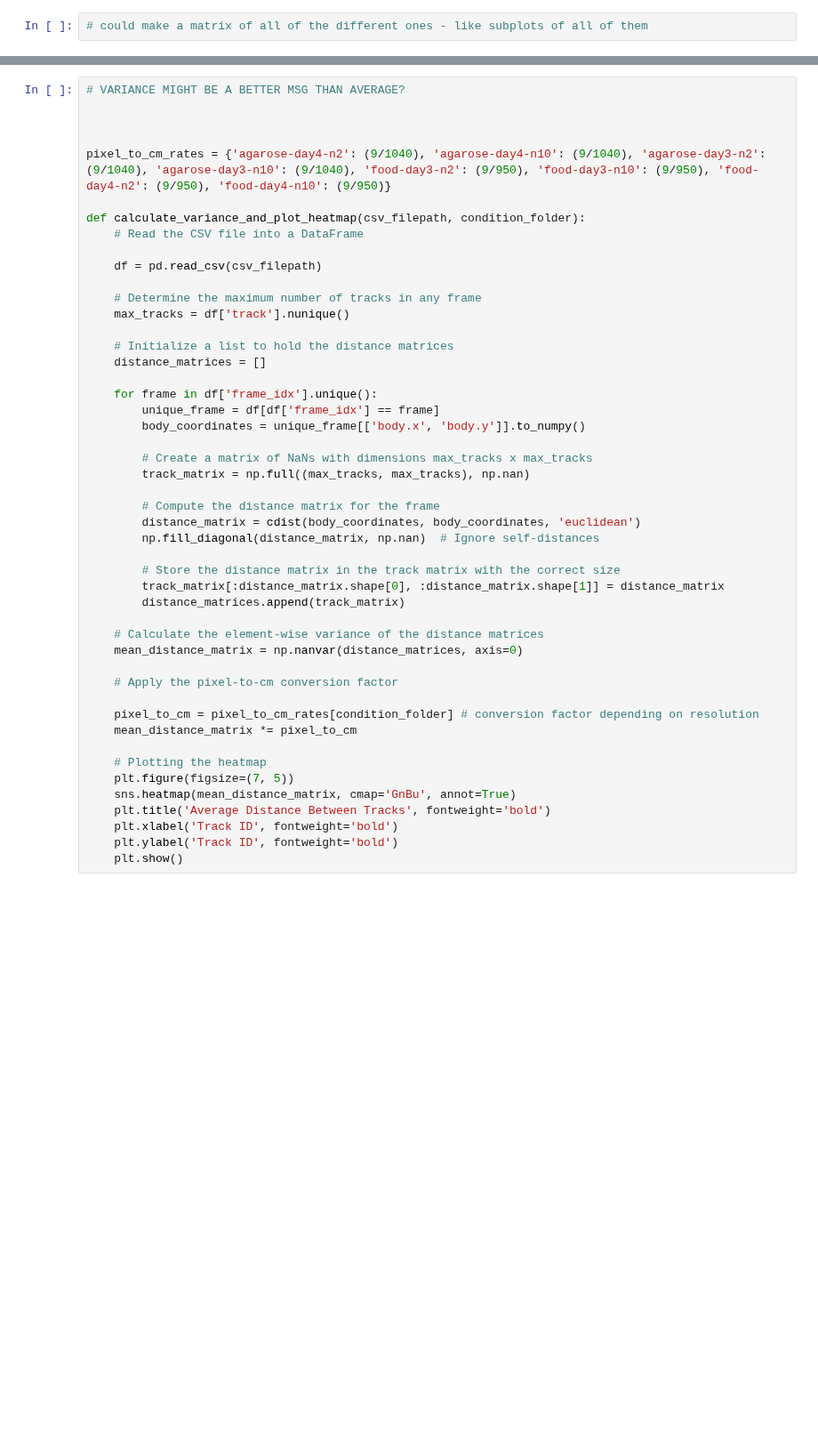
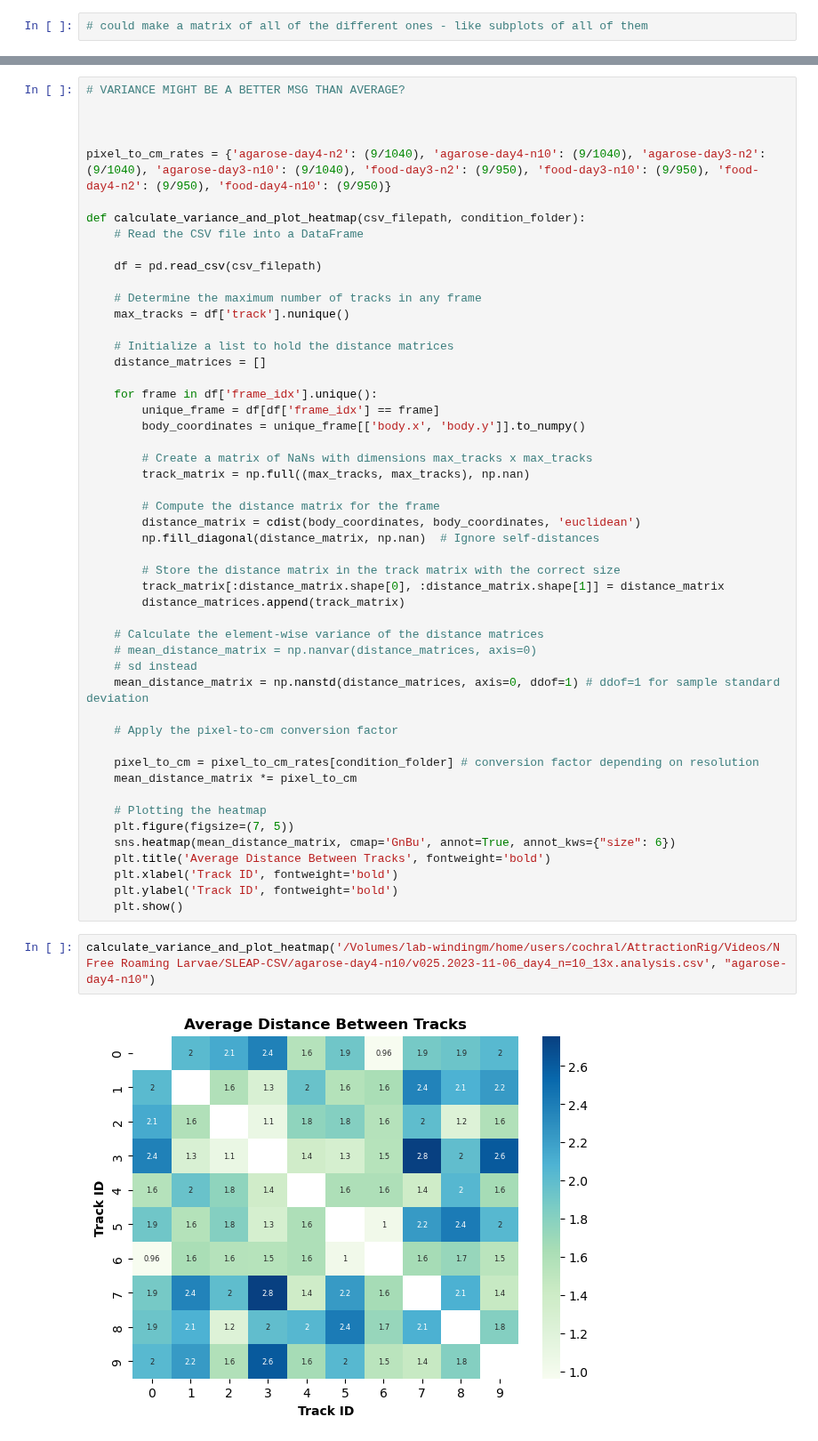
Before and after one commit to lenacochrane/behavioural-analysis, a Jupyter notebook: scripts/attraction-rig/pairwise-interactions.ipynb, the cells around one changed output, grey strips where cells are left out. Shown at 89% size. Cells and saved outputs as stored; diff of their text form; blank space fills up the shorter version.

Commit message:
variance and sd

```diff
--- a/scripts/attraction-rig/pairwise-interactions.ipynb
+++ b/scripts/attraction-rig/pairwise-interactions.ipynb
@@ -171,7 +171,9 @@ def calculate_variance_and_plot_heatmap(csv_filepath, condition_folder):
         distance_matrices.append(track_matrix)
 
     # Calculate the element-wise variance of the distance matrices
-    mean_distance_matrix = np.nanvar(distance_matrices, axis=0)
+    # mean_distance_matrix = np.nanvar(distance_matrices, axis=0)
+    # sd instead
+    mean_distance_matrix = np.nanstd(distance_matrices, axis=0, ddof=1) # ddof=1 for sample standard deviation
 
     # Apply the pixel-to-cm conversion factor
 
@@ -180,8 +182,12 @@ def calculate_variance_and_plot_heatmap(csv_filepath, condition_folder):
 
     # Plotting the heatmap
     plt.figure(figsize=(7, 5))
-    sns.heatmap(mean_distance_matrix, cmap='GnBu', annot=True)
+    sns.heatmap(mean_distance_matrix, cmap='GnBu', annot=True, annot_kws={"size": 6})
     plt.title('Average Distance Between Tracks', fontweight='bold')
     plt.xlabel('Track ID', fontweight='bold')
     plt.ylabel('Track ID', fontweight='bold')
     plt.show()
+# %%
+calculate_variance_and_plot_heatmap('/Volumes/lab-windingm/home/users/cochral/AttractionRig/Videos/N Free Roaming Larvae/SLEAP-CSV/agarose-day4-n10/v025.2023-11-06_day4_n=10_13x.analysis.csv', "agarose-day4-n10")
+# %% [output]
+[figure, added]
```
Also changed, not shown: parts of 1 cell of this notebook.
